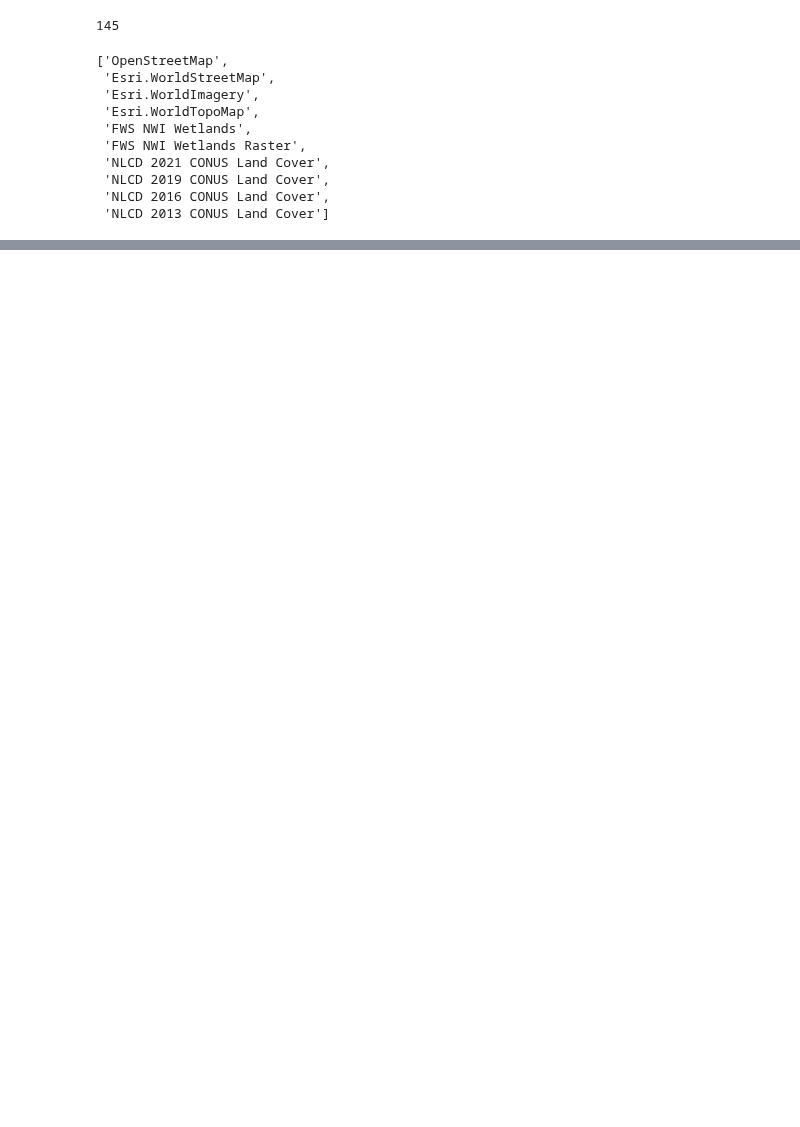
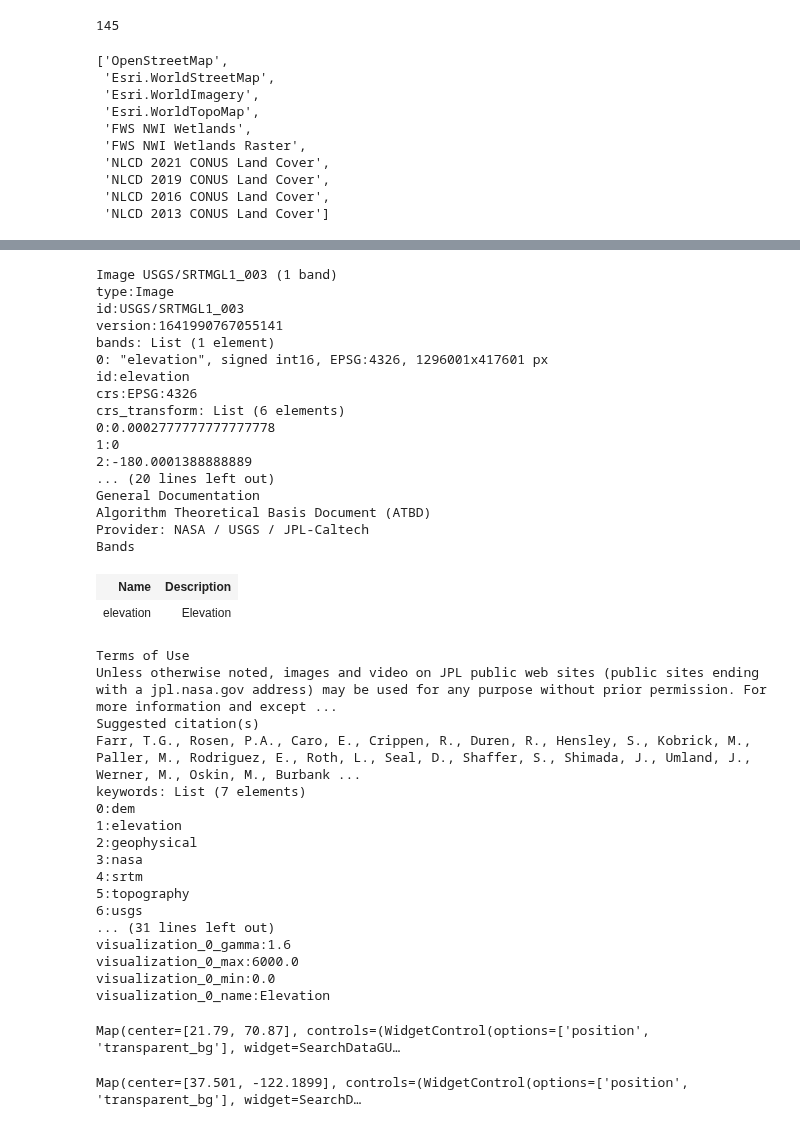
Before and after one commit to 0xpix/CERI-Project, a Jupyter notebook: notebooks/Geemap_Testing.ipynb, the cells around one changed output, grey strips where cells are left out. Drawn from its saved outputs; the diff is of its cells as text; code cells hidden in the pictures; blank space fills up the shorter version.

```diff
--- a/notebooks/Geemap_Testing.ipynb
+++ b/notebooks/Geemap_Testing.ipynb
@@ -57,0 +75,75 @@ basemaps[:10]
+# %%
+# Image
+# Documentation https://developers.google.com/earth-engine/guides/image_visualization#colab-python
+image = ee.Image("USGS/SRTMGL1_003")
+image
+# %% [output]
+Image USGS/SRTMGL1_003 (1 band)
+type:Image
+id:USGS/SRTMGL1_003
+version:1641990767055141
+bands: List (1 element)
+0: "elevation", signed int16, EPSG:4326, 1296001x417601 px
+id:elevation
+crs:EPSG:4326
+crs_transform: List (6 elements)
+0:0.0002777777777777778
+1:0
+2:-180.0001388888889
+... (20 lines left out)
+General Documentation
+Algorithm Theoretical Basis Document (ATBD)
+Provider: NASA / USGS / JPL-Caltech
+Bands
+| Name | Description |
+| elevation | Elevation |
+Terms of Use
+Unless otherwise noted, images and video on JPL public web sites (public sites ending with a jpl.nasa.gov address) may be used for any purpose without prior permission. For more information and except ...
+Suggested citation(s)
+Farr, T.G., Rosen, P.A., Caro, E., Crippen, R., Duren, R., Hensley, S., Kobrick, M., Paller, M., Rodriguez, E., Roth, L., Seal, D., Shaffer, S., Shimada, J., Umland, J., Werner, M., Oskin, M., Burbank ...
+keywords: List (7 elements)
+0:dem
+1:elevation
+2:geophysical
+3:nasa
+4:srtm
+5:topography
+6:usgs
+... (31 lines left out)
+visualization_0_gamma:1.6
+visualization_0_max:6000.0
+visualization_0_min:0.0
+visualization_0_name:Elevation
+# %%
+m = geemap.Map(center=[21.79, 70.87], zoom=3, width="50%") # Create the BaseMap
+image = ee.Image("USGS/SRTMGL1_003") # import the Image
+vis_params = { # Visualizing params
+    "min": 0,
+    "max": 6000,
+    "palette": 'coolwarm', # ["006633", "E5FFCC", "662A00", "D8D8D8", "F5F5F5"] / 'terrain'
+}
+
+m.add_layer(image, vis_params, "SRTM")
+m
+# %% [output]
+Map(center=[21.79, 70.87], controls=(WidgetControl(options=['position', 'transparent_bg'], widget=SearchDataGU…
+# %%
+# Load an image.
+image = ee.Image('LANDSAT/LC08/C02/T1_TOA/LC08_044034_20140318')
+
+# Define the visualization parameters.
+image_viz_params = {
+    'bands': ['B5', 'B4', 'B3'], # simillar to palette
+    'min': 0,
+    'max': 0.5,
+    'gamma': [0.95, 1.1, 1],
+}
+
+# Define a map centered on San Francisco Bay.
+map_l8 = geemap.Map(center=[37.5010, -122.1899], zoom=10) # Lat, Long
+
+# Add the image layer to the map and display it.
+map_l8.add_layer(image, image_viz_params, 'Sentinel-2')
+display(map_l8)
+# %% [output]
+Map(center=[37.501, -122.1899], controls=(WidgetControl(options=['position', 'transparent_bg'], widget=SearchD…
```
Also changed, not shown: parts of 9 cells of this notebook.
